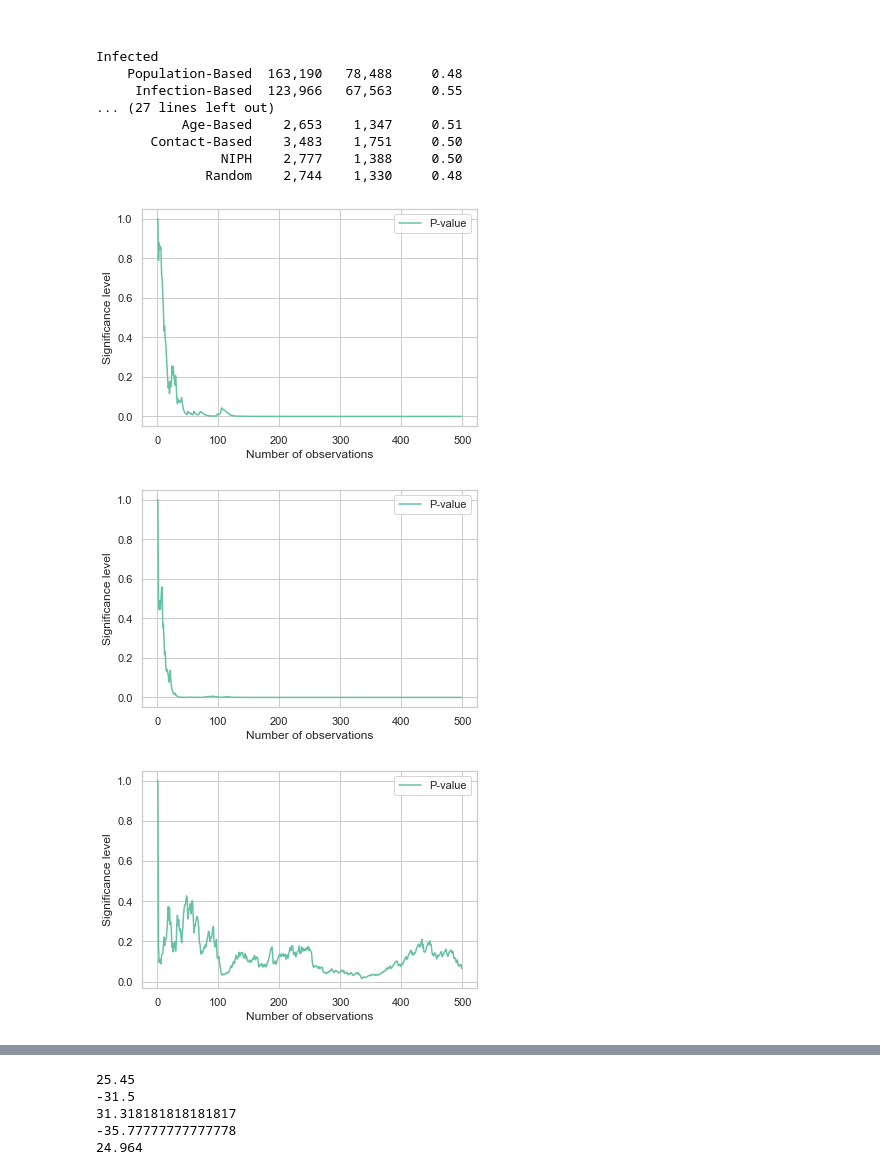
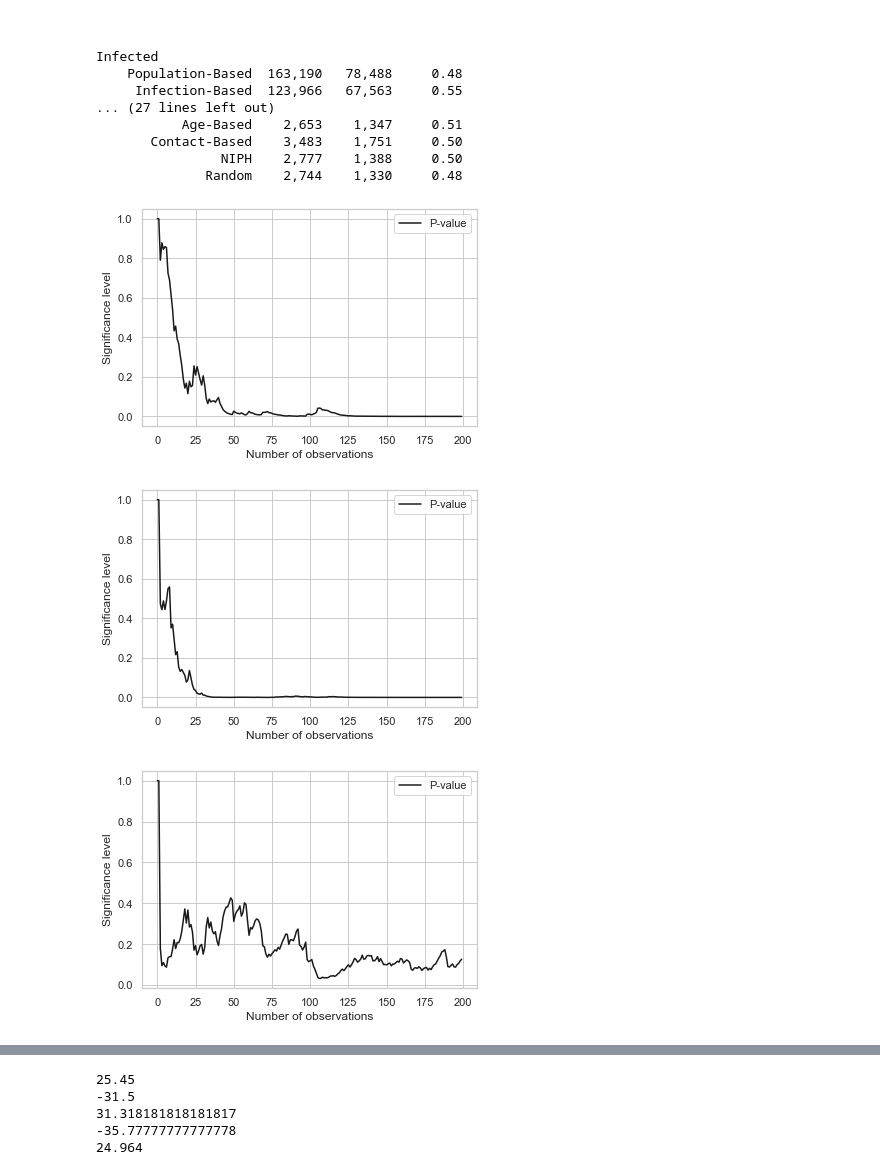
Before and after one commit to bendiknordeng/Epidemiologic-Strategies, a Jupyter notebook: notebooks/plot_results.ipynb, the cells around one changed output, grey strips where cells are left out. Cells and saved outputs as stored; diff of their text form; code cells hidden in the pictures.

```diff
--- a/notebooks/plot_results.ipynb
+++ b/notebooks/plot_results.ipynb
@@ -396,0 +405,9 @@ KeyboardInterrupt:
+# %%
+key = "Infection-Based"
+key2 = "Age-Based"
+
+dead_infection = dead[key]
+dead_age = dead[key2]
+print(np.sum(dead_age < dead_infection))
+print(np.mean(dead_age-dead_infection))
+print(np.std(dead_age-dead_infection))
@@ -396,0 +500,17 @@ KeyboardInterrupt:
+# %%
+vaccination_with_no_infections = []
+vaccination_with_no_infections2 = []
+for i in range(icases.shape[0]):
+    nr_infection_free = len(consecutives[i])
+    nr_infection_free2 = len(consecutives2[i])
+    print(len(consecutives2[i]))
+    consecutives[i] = np.mean(consecutives[i])
+    number_downs[i] = np.mean(number_downs[i])
+    ends_zero[i] = np.sum(ends_zero[i])/len(ends_zero[i])
+    ends_lowest[i] = np.sum(ends_lowest[i])/len(ends_lowest[i])
+    consecutives2[i] = np.mean(consecutives2[i])
+    number_downs2[i] = np.mean(number_downs2[i])
+    ends_zero2[i] = np.sum(ends_zero2[i])/len(ends_zero2[i])
+    ends_lowest2[i] = np.sum(ends_lowest2[i])/len(ends_lowest2[i])
+    vaccination_with_no_infections.append(356-nr_infection_free)
+    vaccination_with_no_infections2.append(356-nr_infection_free2)
@@ -541,8 +877,8 @@ Infected
                 NIPH    2,777    1,388     0.50
               Random    2,744    1,330     0.48
 # %%
-objective_value_best = objective_values[list(sorted_dead.keys())[3]][:,0]
-objective_value_second_best = objective_values[list(sorted_dead.keys())[4]][:,0]
+objective_value_best = objective_values[list(sorted_dead.keys())[3]][:200,0]
+objective_value_second_best = objective_values[list(sorted_dead.keys())[4]][:200,0]
 p_values = np.zeros(len(objective_value_best))
 observations = np.arange(len(objective_value_best))
 for i in range(len(objective_value_best)-1):
@@ -551,15 +887,15 @@ p_values[np.isnan(p_values)] = 1
 
 sns.set()
 sns.set_style("whitegrid")
-sns.lineplot(observations, p_values, label="P-value", color=colors[0])
+sns.lineplot(observations, p_values, label="P-value", color='k')
 plt.xlabel("Number of observations")
 plt.ylabel("Significance level")
 plt.savefig("../plots/computational_study/fatalities_significance.png", dpi=200)
 # %% [output]
-[figure, old version]
+[figure, new version]
 # %%
-objective_value_best = objective_values[list(sorted_infected.keys())[4]][:,1]
-objective_value_second_best = objective_values[list(sorted_infected.keys())[5]][:,1]
+objective_value_best = objective_values[list(sorted_infected.keys())[4]][:200,1]
+objective_value_second_best = objective_values[list(sorted_infected.keys())[5]][:200,1]
 
 p_values = np.zeros(len(objective_value_best))
 observations = np.arange(len(objective_value_best))
@@ -569,27 +905,27 @@ p_values[np.isnan(p_values)] = 1
 
 sns.set()
 sns.set_style("whitegrid")
-sns.lineplot(observations, p_values, label="P-value", color=colors[0])
+sns.lineplot(observations, p_values, label="P-value", color='k')
 plt.xlabel("Number of observations")
 plt.ylabel("Significance level")
 plt.savefig("../plots/computational_study/infected_significance.png", dpi=200)
 # %% [output]
-[figure, old version]
+[figure, new version]
 # %%
-objective_value_best = objective_values[list(sorted_yll.keys())[3]][:,2]
-objective_value_second_best = objective_values[list(sorted_yll.keys())[4]][:,2]
+objective_value_best = objective_values[list(sorted_yll.keys())[3]][:200,2]
+objective_value_second_best = objective_values[list(sorted_yll.keys())[4]][:200,2]
 p_values = np.zeros(len(objective_value_best))
 observations = np.arange(len(objective_value_best))
 for i in range(len(objective_value_best)):
     p_values[i] = t_test(objective_value_best[:i], objective_value_second_best[:i])
 p_values[np.isnan(p_values)] = 1
 
 sns.set()
 sns.set_style("whitegrid")
-sns.lineplot(observations, p_values, label="P-value", color=colors[0])
+sns.lineplot(observations, p_values, label="P-value", color='k')
 plt.xlabel("Number of observations")
 plt.ylabel("Significance level")
 plt.savefig("../plots/computational_study/yll_significance.png", dpi=200)
 # %% [output]
-[figure, old version]
+[figure, new version]
 # %%
```
Also changed, not shown: parts of 38 cells of this notebook, 1 other file.
